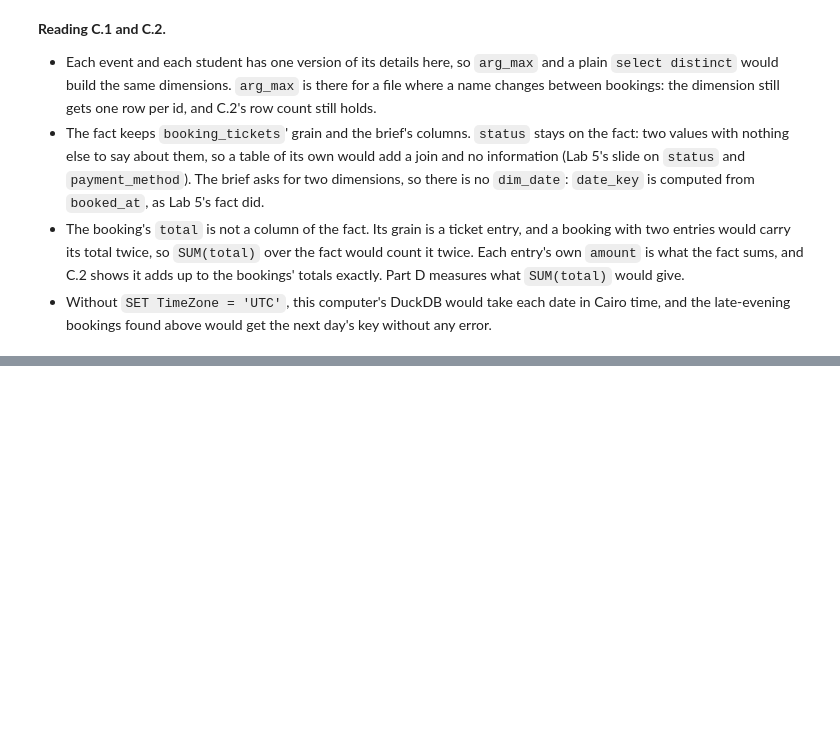
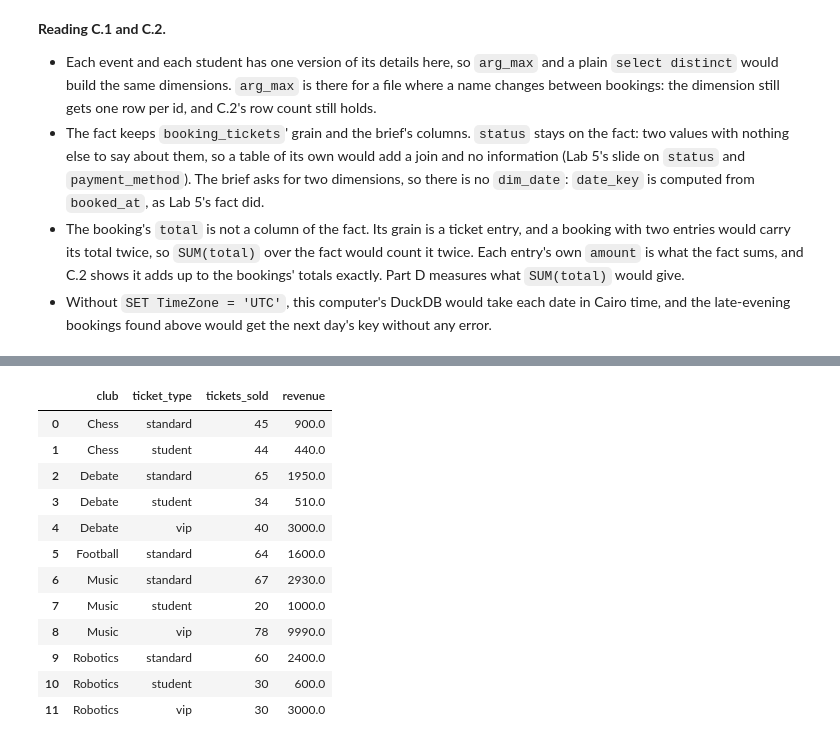
Before and after one commit to DanEhab/daniel-ehab_58-3825_MET-02_task2, a Jupyter notebook: task2.ipynb, the cells around one changed output, grey strips where cells are left out. Drawn from its saved outputs; the diff is of its cells as text; code cells hidden in the pictures; blank space fills up the shorter version.

Commit message:
Part C.3: tickets and revenue per club and ticket type

```diff
--- a/task2.ipynb
+++ b/task2.ipynb
@@ -1258,0 +1263,27 @@ print(f"✓ fact rows = booking_tickets rows = {len(booking_tickets)}; sum(amoun
+# %%
+answer = con.sql("""
+    select e.club,
+           f.ticket_type,
+           sum(f.qty)::bigint       as tickets_sold,
+           round(sum(f.amount), 2)  as revenue
+    from fact_ticket_sales f
+    join dim_event e on e.event_key = f.event_key
+    where f.status = 'confirmed'
+    group by e.club, f.ticket_type
+    order by e.club, f.ticket_type
+""").df()
+answer
+# %% [output]
+|  | club | ticket_type | tickets_sold | revenue |
+| 0 | Chess | standard | 45 | 900.0 |
+| 1 | Chess | student | 44 | 440.0 |
+| 2 | Debate | standard | 65 | 1950.0 |
+| 3 | Debate | student | 34 | 510.0 |
+| 4 | Debate | vip | 40 | 3000.0 |
+| 5 | Football | standard | 64 | 1600.0 |
+| 6 | Music | standard | 67 | 2930.0 |
+| 7 | Music | student | 20 | 1000.0 |
+| 8 | Music | vip | 78 | 9990.0 |
+| 9 | Robotics | standard | 60 | 2400.0 |
+| 10 | Robotics | student | 30 | 600.0 |
+| 11 | Robotics | vip | 30 | 3000.0 |
```
Also changed, not shown: parts of 6 cells of this notebook.
